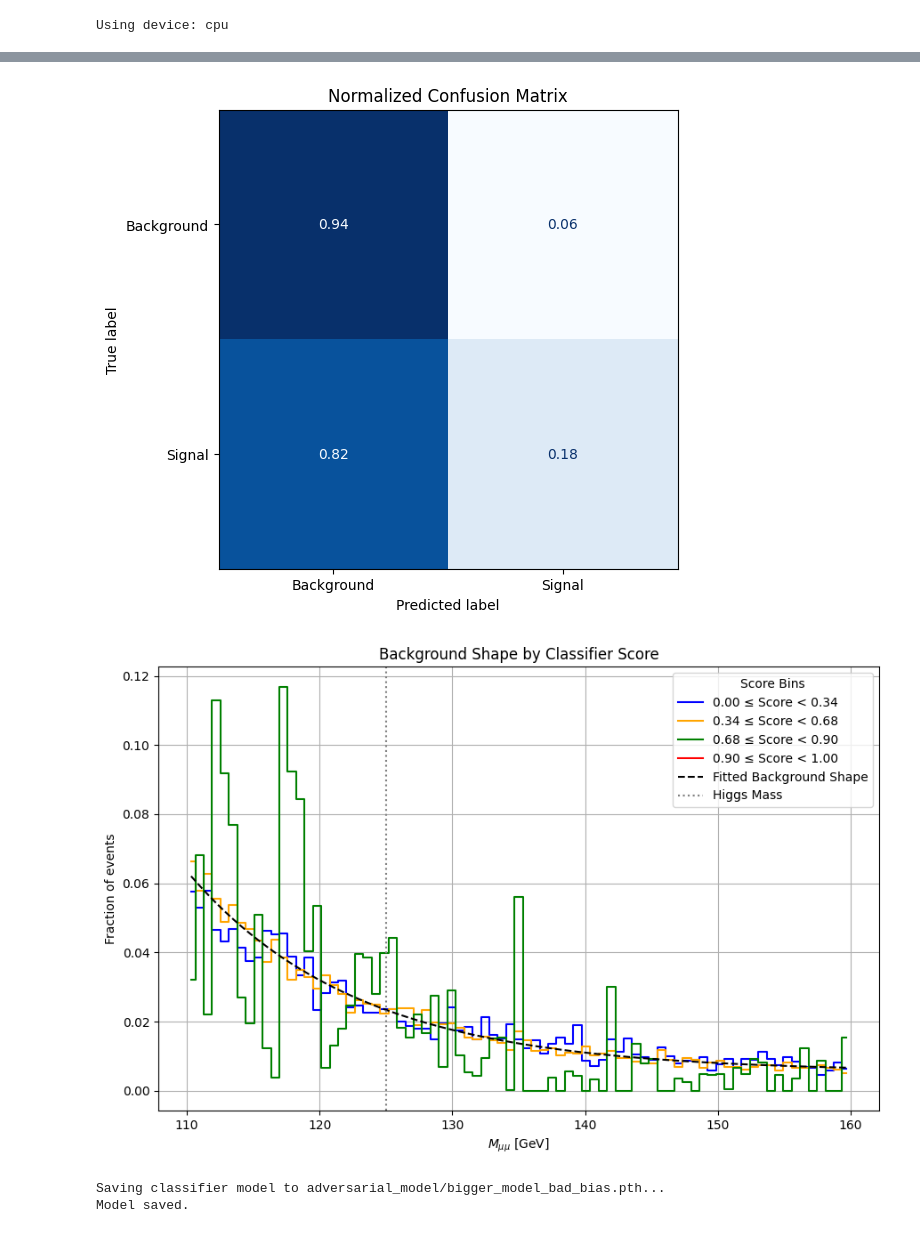
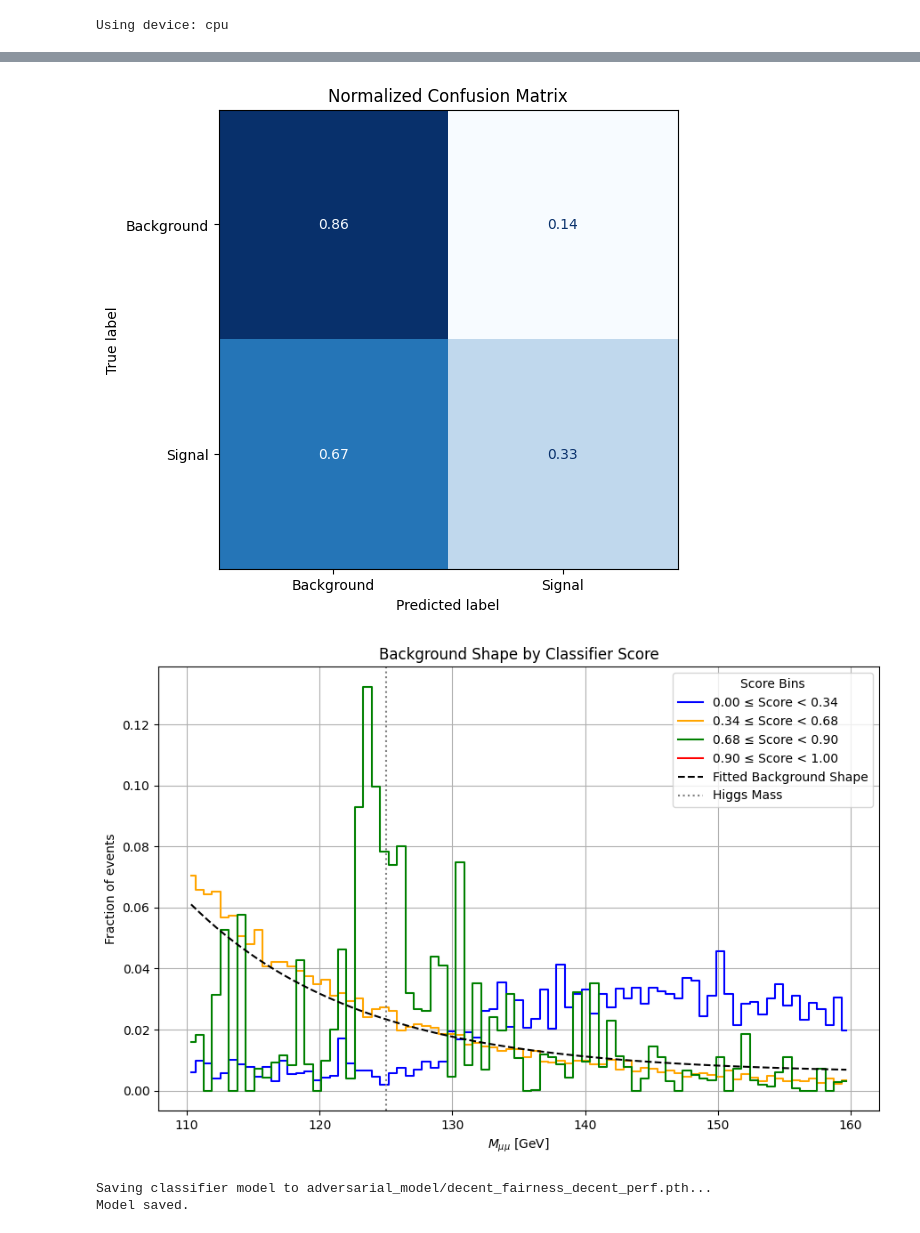
Before and after one commit to LodeVermeulen/ML-for-physics-project, a Jupyter notebook: Custom loss (Lode)/new_adversarial.ipynb, the cells around one changed output, grey strips where cells are left out. Saved outputs shown, nothing was run; the diff lists cells and outputs as text; code cells hidden in the pictures.

```diff
--- a/Custom loss (Lode)/new_adversarial.ipynb
+++ b/Custom loss (Lode)/new_adversarial.ipynb
@@ -342,12 +378,12 @@ def evaluate_pytorch_model(model, data_loader, device):
 # Columns used in the model training
 COLUMNS = [
     'Jets_PT_Lead', 'Jets_PT_Sub',
-    'Jets_Phi_Lead', 'Jets_Phi_Sub',
-    'Jets_E_Lead', 'Jets_E_Sub',
-    'Jets_Eta_Lead', 'Jets_Eta_Sub',
-    # 'Muons_PT_Lead', 'Muons_PT_Sub',
-    'Muons_Phi_Lead', 'Muons_Phi_Sub',
-    'Muons_Eta_Lead', 'Muons_Eta_Sub',
+    # 'Jets_Phi_Lead', 'Jets_Phi_Sub',
+    # 'Jets_E_Lead', 'Jets_E_Sub',
+    # 'Jets_Eta_Lead', 'Jets_Eta_Sub',
+    'Muons_PT_Lead', 'Muons_PT_Sub',
+    # 'Muons_Phi_Lead', 'Muons_Phi_Sub',
+    # 'Muons_Eta_Lead', 'Muons_Eta_Sub',
     'Muons_Minv_MuMu_Fsr', # Keep this here to load it
     'weight',
     'Binary_Target'
@@ -375,7 +411,7 @@ x_val, y_val, mass_val, weight_val = prepare_data(background_df, signal_df, mass
 train_dataset = TensorDataset(X_train_tensor, y_train_tensor, mass_train_tensor)
 test_dataset = TensorDataset(X_test_tensor, y_test_tensor, mass_test_tensor) # Include mass for plotting later
 
-BATCH_SIZE = 128
+BATCH_SIZE = 64
 train_loader = DataLoader(train_dataset, batch_size=BATCH_SIZE, shuffle=True)
 # Don't shuffle test loader to keep order consistent for plotting/evaluation
 test_loader = DataLoader(test_dataset, batch_size=BATCH_SIZE, shuffle=False)
@@ -399,11 +435,14 @@ classifier_optimizer = optim.Adam(classifier.parameters(), lr=CLASSIFIER_LR)
 adversary_optimizer = optim.Adam(adversary.parameters(), lr=ADVERSARY_LR)
 
 # Adversarial training hyperparameters
-LAMBDA_ADV = 2 # Weight for the adversarial loss (tune this!)
-ANNEALING_K = 1.0
+LAMBDA_MAX = 1 # Weight for the adversarial loss (tune this!)
+ANNEALING_K = 2
 EPOCHS = 5 # Number of training epochs (tune this!)
 
 print(feature_names)
+
+scheduler_cls = optim.lr_scheduler.ExponentialLR(classifier_optimizer, gamma=0.99)
+scheduler_adv = optim.lr_scheduler.ExponentialLR(adversary_optimizer, gamma=0.99)
 
 # --- Train the Adversarial Model ---
 print("\nStarting Adversarial Training...")
@@ -415,7 +454,9 @@ train_adversarial_model(
     adversary_optimizer=adversary_optimizer,
     classifier_criterion=classifier_criterion,
     adversary_criterion=adversary_criterion,
-    lambda_adv=LAMBDA_ADV, annealing_k=ANNEALING_K,
+    scheduler_cls=scheduler_cls,
+    scheduler_adv=scheduler_adv,
+    lambda_max=LAMBDA_MAX, annealing_k=ANNEALING_K,
     epochs=EPOCHS
 )
 
@@ -481,13 +522,13 @@ weighted avg       0.64      0.63      0.56     80067
 [figure]
-[figure, old version]
+[figure, new version]
 # %%
-MODEL_SAVE_PATH = "adversarial_model/bigger_model_bad_bias.pth"
+MODEL_SAVE_PATH = "adversarial_model/decent_fairness_decent_perf.pth"
 # Uncomment to save trained classifier
 print(f"\nSaving classifier model to {MODEL_SAVE_PATH}...")
 torch.save(classifier.state_dict(), MODEL_SAVE_PATH)
 print("Model saved.")
 # %% [output]
-Saving classifier model to adversarial_model/bigger_model_bad_bias.pth...
+Saving classifier model to adversarial_model/decent_fairness_decent_perf.pth...
 Model saved.
 # %%
 # --- Example of Loading the Model (for future inference) ---
```
Also changed, not shown: parts of 3 cells of this notebook, 5 other files.
